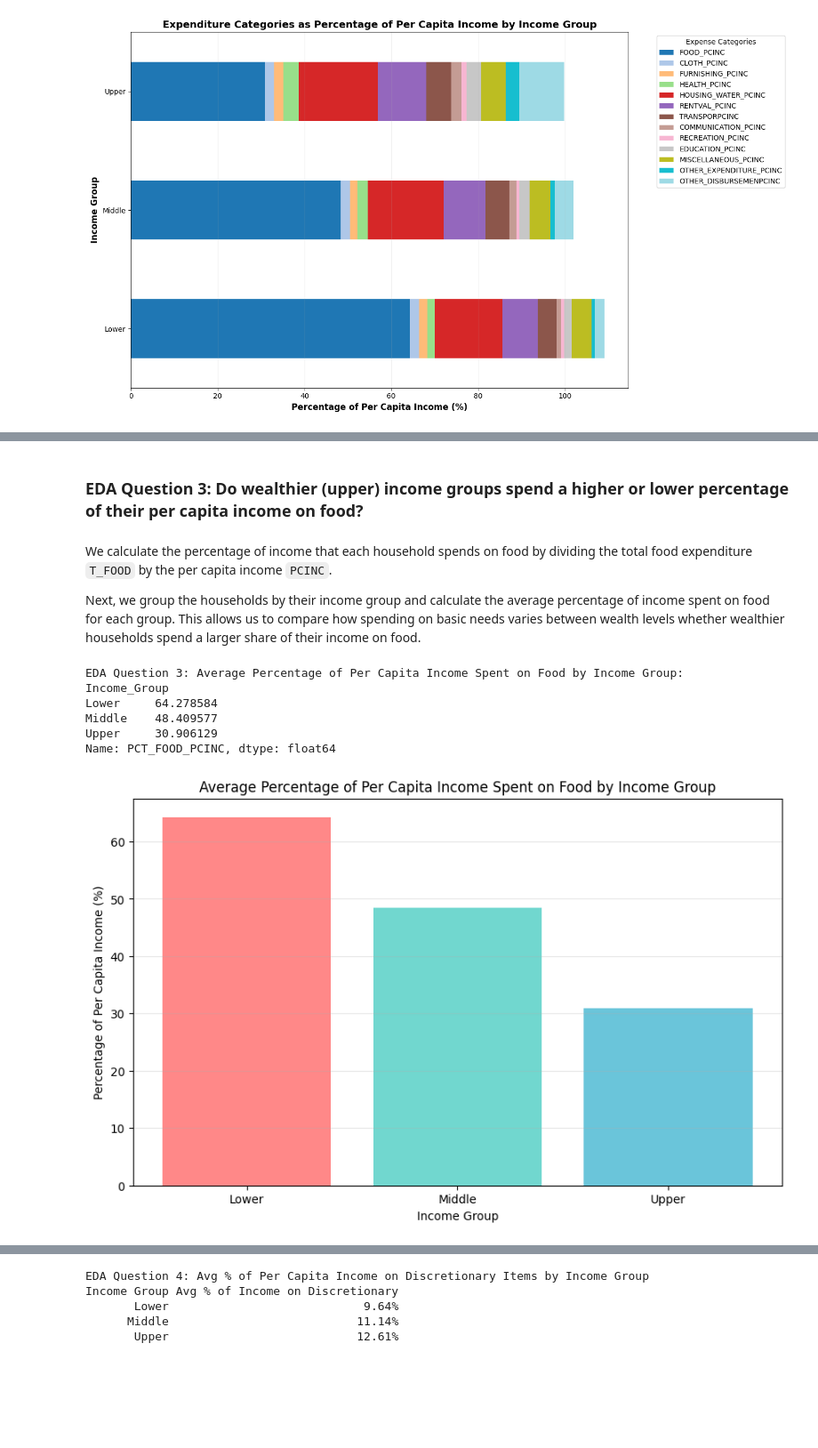
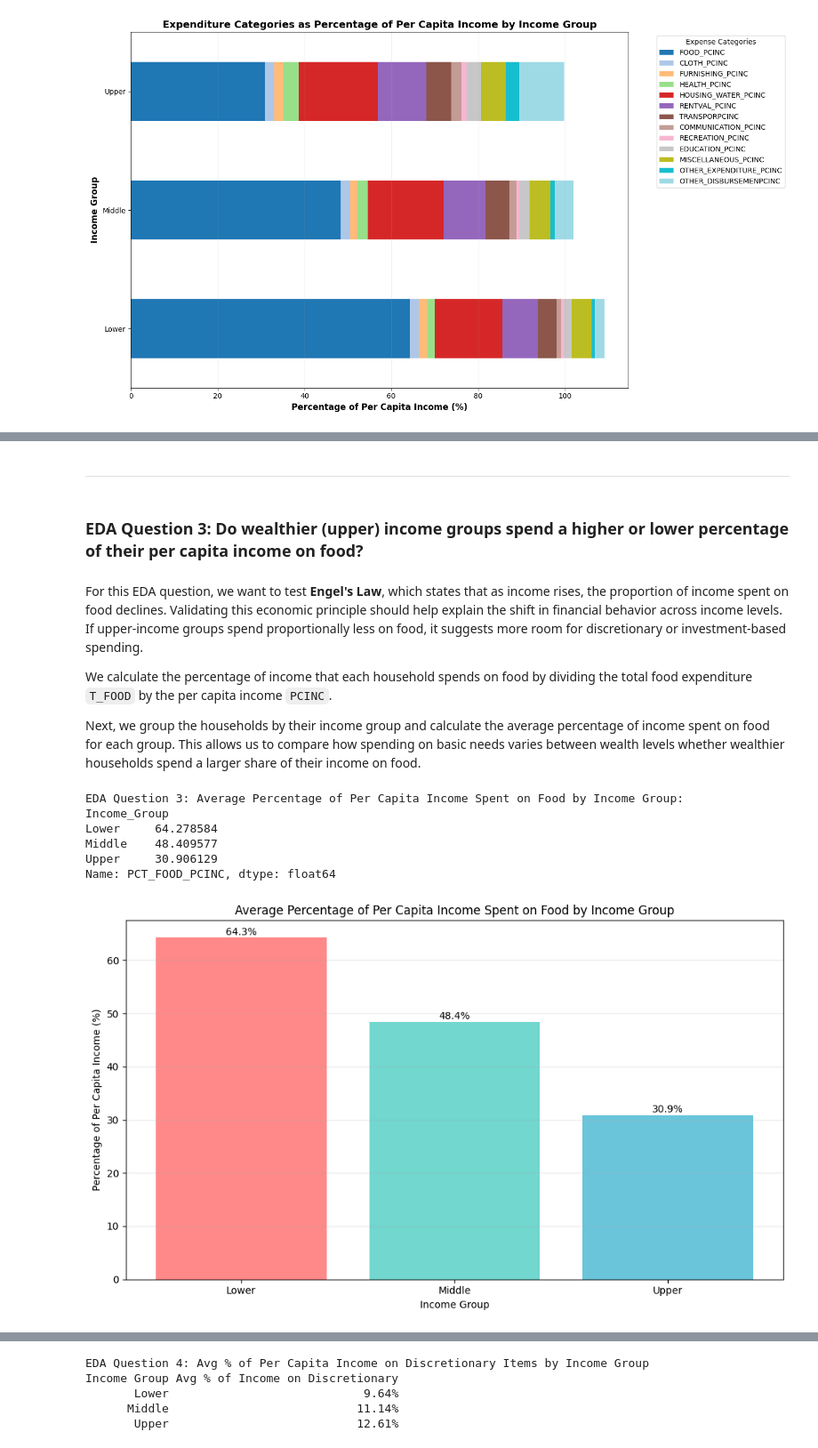
Before and after one commit to marxandreadiane/CSMODEL-MCO1, a Jupyter notebook: CSMODEL-MCO1.ipynb, the cells around one changed output, grey strips where cells are left out. Shown at 89% size. Saved outputs shown, nothing was run; the diff lists cells and outputs as text; code cells hidden in the pictures; blank space fills up the shorter version.

```diff
--- a/CSMODEL-MCO1.ipynb
+++ b/CSMODEL-MCO1.ipynb
@@ -572,6 +596,10 @@ Answer: All three income groups spend the highest on food.
+# %% [markdown]
+---
 # %% [markdown]
 ### EDA Question 3: Do wealthier (upper) income groups spend a higher or lower percentage of their per capita income on food?
 # %% [markdown]
+For this EDA question, we want to test **Engel's Law**, which states that as income rises, the proportion of income spent on food declines. Validating this economic principle should help explain the shift in financial behavior across income levels. If upper-income groups spend proportionally less on food, it suggests more room for discretionary or investment-based spending.
+
 We calculate the percentage of income that each household spends on food by dividing the total food expenditure `T_FOOD` by the per capita income `PCINC`.
 
 Next, we group the households by their income group and calculate the average percentage of income spent on food for each group. This allows us to compare how spending on basic needs varies between wealth levels whether wealthier households spend a larger share of their income on food.
@@ -590,12 +618,20 @@ Name: PCT_FOOD_PCINC, dtype: float64
 # %%
 plt.figure(figsize=(10, 6))
 basic_needs_plot = basic_needs_stats.reset_index()
 bars = plt.bar(basic_needs_plot['Income_Group'], basic_needs_plot['PCT_FOOD_PCINC'],
                color=['#FF6B6B', '#4ECDC4', '#45B7D1'], alpha=0.8)
 plt.xlabel('Income Group')
 plt.ylabel('Percentage of Per Capita Income (%)')
 plt.title('Average Percentage of Per Capita Income Spent on Food by Income Group')
 plt.grid(axis='y', alpha=0.3)
+
+for bar in bars:
+    height = bar.get_height()
+    plt.text(bar.get_x() + bar.get_width()/2., height + 0.1,
+             f'{height:.1f}%', ha='center', va='bottom')
+
+plt.tight_layout()
+plt.show()
 # %% [output]
-[figure, old version]
+[figure, new version]
 # %% [markdown]
```
Also changed, not shown: parts of 72 cells of this notebook.
